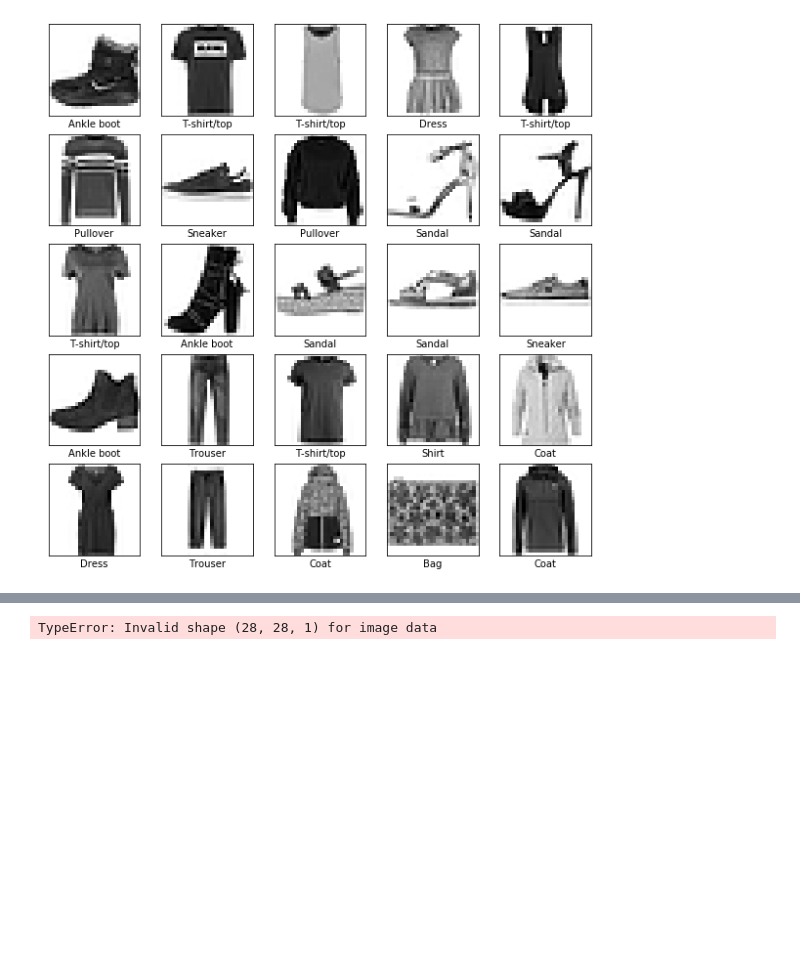
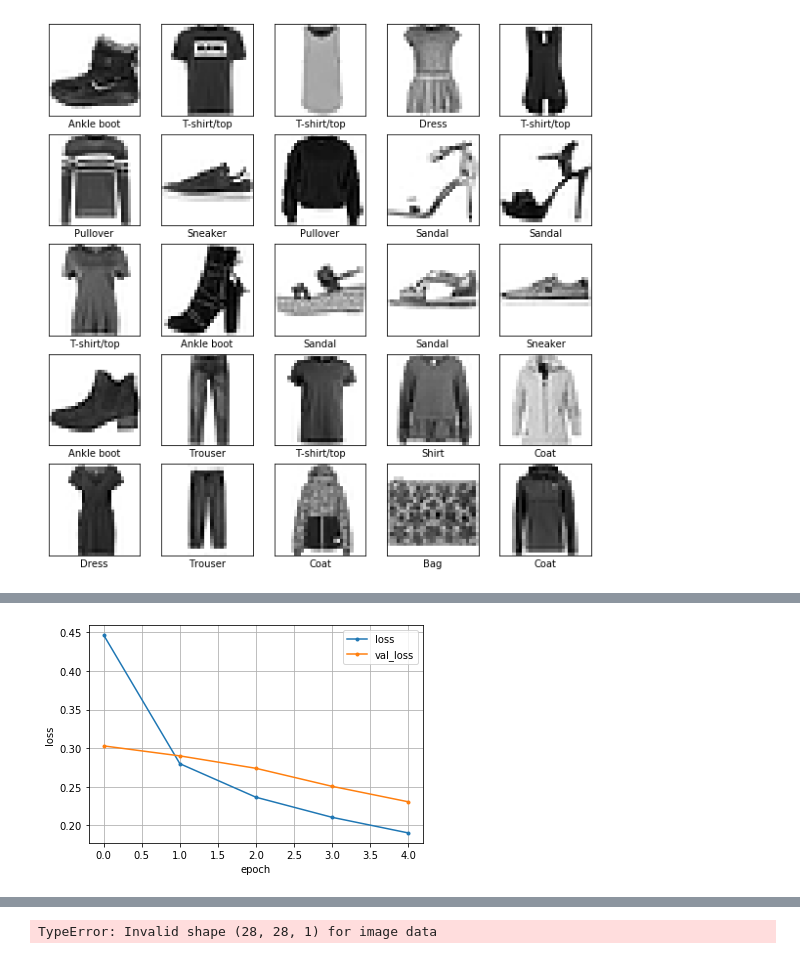
Before and after one commit to Hirochon/mnist, a Jupyter notebook: FashionMNIST_Keras.ipynb, the cells around one changed output, grey strips where cells are left out. Saved outputs shown, nothing was run; the diff lists cells and outputs as text; code cells hidden in the pictures; blank space fills up the shorter version.

```diff
--- a/FashionMNIST_Keras.ipynb
+++ b/FashionMNIST_Keras.ipynb
@@ -125,0 +136,21 @@ Epoch 3/3
+# %%
+model = keras.Sequential([
+    keras.layers.Conv2D(16, (3,3), padding='same', name='conv1', input_shape=(28,28,1), activation='relu'),
+    keras.layers.Conv2D(16, (3,3), padding='same', name='conv2', activation='relu'),
+    keras.layers.MaxPooling2D((2,2), name='pool1'),
+    keras.layers.Conv2D(32, (3,3), padding='same', name='conv3', activation='relu'),
+    keras.layers.Conv2D(32, (3,3), padding='same', name='conv4', activation='relu'),
+    keras.layers.MaxPooling2D((2,2), name='pool2'),
+    keras.layers.Conv2D(64, (3,3), padding='same', name='conv5', activation='relu'),
+    keras.layers.Conv2D(64, (3,3), padding='same', name='conv6', activation='relu'),
+    keras.layers.MaxPooling2D((2,2), name='pool3'),
+    keras.layers.Flatten(),
+    keras.layers.Dense(64, activation='relu'),
+    keras.layers.Dense(10, activation='softmax')
+])
+# %%
+model.compile(optimizer='adam',
+             loss='sparse_categorical_crossentropy',
+             metrics=['accuracy'])
+# %%
+history = model.fit(train_images, train_labels, epochs=5, validation_data=(test_images, test_labels))
@@ -126,3 +169,17 @@ Epoch 3/3
+# %%
+loss     = history.history['loss']
+val_loss = history.history['val_loss']
+
+nb_epoch = len(loss)
+plt.plot(range(nb_epoch), loss,     marker='.', label='loss')
+plt.plot(range(nb_epoch), val_loss, marker='.', label='val_loss')
+plt.legend(loc='best', fontsize=10)
+plt.grid()
+plt.xlabel('epoch')
+plt.ylabel('loss')
+plt.show()
+# %% [output]
+[figure, added]
 # %%
 test_loss, test_acc = model.evaluate(test_images, test_labels, verbose=2)
 print('\nTest accuracy:', test_acc)
```
Also changed, not shown: parts of 12 cells of this notebook.
